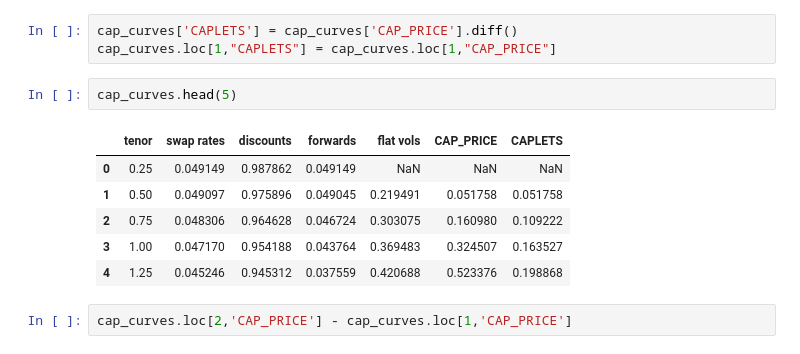
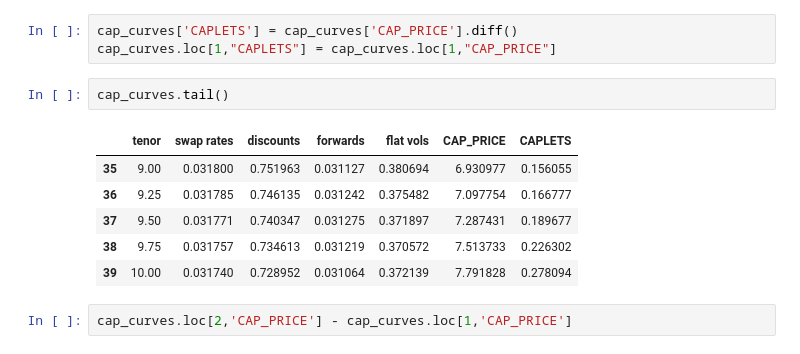
Before and after one commit to dcstein22/finm-fiderivs-2023, a Jupyter notebook: homework/Homework 2.ipynb, the cells around one changed output. Drawn from its saved outputs; the diff is of its cells as text.

```diff
--- a/homework/Homework 2.ipynb
+++ b/homework/Homework 2.ipynb
@@ -182,14 +157,14 @@ cap_curves.head(5)
 cap_curves['CAPLETS'] = cap_curves['CAP_PRICE'].diff()
 cap_curves.loc[1,"CAPLETS"] = cap_curves.loc[1,"CAP_PRICE"]
 # %%
-cap_curves.head(5)
+cap_curves.tail()
 # %% [output]
 |  | tenor | swap rates | discounts | forwards | flat vols | CAP_PRICE | CAPLETS |
-| 0 | 0.25 | 0.049149 | 0.987862 | 0.049149 | NaN | NaN | NaN |
-| 1 | 0.50 | 0.049097 | 0.975896 | 0.049045 | 0.219491 | 0.051758 | 0.051758 |
-| 2 | 0.75 | 0.048306 | 0.964628 | 0.046724 | 0.303075 | 0.160980 | 0.109222 |
-| 3 | 1.00 | 0.047170 | 0.954188 | 0.043764 | 0.369483 | 0.324507 | 0.163527 |
-| 4 | 1.25 | 0.045246 | 0.945312 | 0.037559 | 0.420688 | 0.523376 | 0.198868 |
+| 35 | 9.00 | 0.031800 | 0.751963 | 0.031127 | 0.380694 | 6.930977 | 0.156055 |
+| 36 | 9.25 | 0.031785 | 0.746135 | 0.031242 | 0.375482 | 7.097754 | 0.166777 |
+| 37 | 9.50 | 0.031771 | 0.740347 | 0.031275 | 0.371897 | 7.287431 | 0.189677 |
+| 38 | 9.75 | 0.031757 | 0.734613 | 0.031219 | 0.370572 | 7.513733 | 0.226302 |
+| 39 | 10.00 | 0.031740 | 0.728952 | 0.031064 | 0.372139 | 7.791828 | 0.278094 |
 # %%
 cap_curves.loc[2,'CAP_PRICE'] - cap_curves.loc[1,'CAP_PRICE']
 # %% [output]
```
Also changed, not shown: parts of 31 cells of this notebook, 2 other files.
